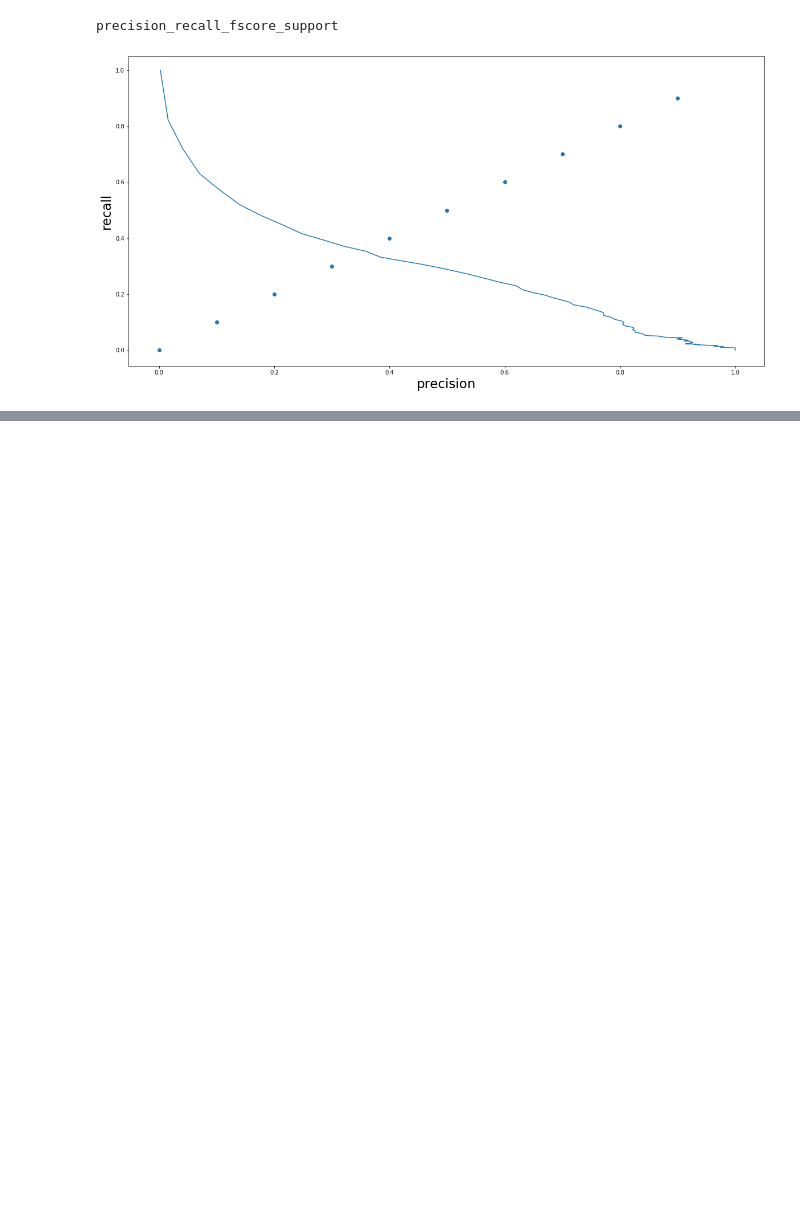
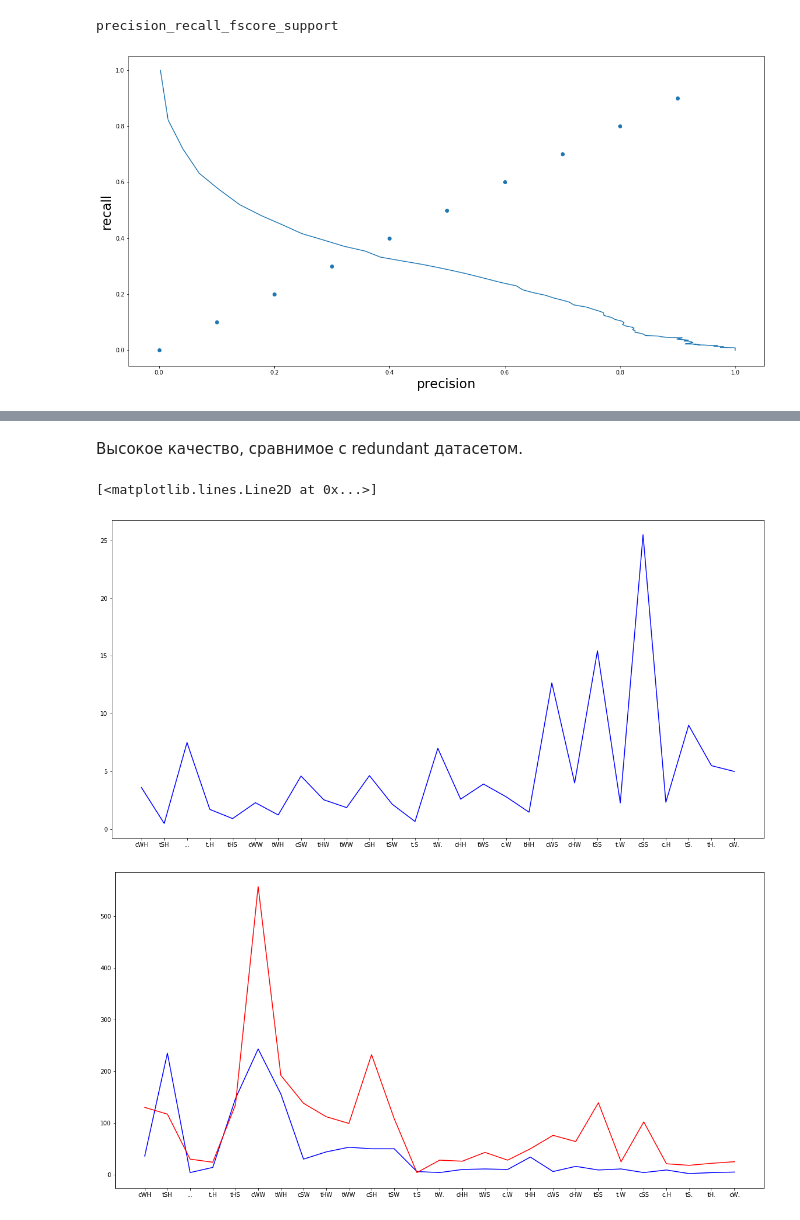
Before and after one commit to kokokostation/f723, a Jupyter notebook: notebooks/nonredundant.ipynb, the cells around one changed output, grey strips where cells are left out. Cells and saved outputs as stored; diff of their text form; code cells hidden in the pictures; blank space fills up the shorter version.

```diff
--- a/notebooks/nonredundant.ipynb
+++ b/notebooks/nonredundant.ipynb
@@ -120,0 +132,2 @@ precision_recall_fscore_support
+# %%
+shifted_target_pred = pred_proba > threshold
@@ -120,0 +136,3 @@ precision_recall_fscore_support
+# %%
+true_positive_mask = (target == 1) & shifted_target_pred
+false_negative_mask = (target == 1) & ~shifted_target_pred
@@ -120,0 +179,25 @@ precision_recall_fscore_support
+# %% [markdown]
+Высокое качество, сравнимое с redundant датасетом.
+# %%
+lw_types = np.repeat(np.load(os.path.join(DATASET_DIR, 'lw.npy')), 2)[mask]
+# %%
+true_positive_counter = Counter(lw_types[true_positive_mask])
+false_negative_counter = Counter(lw_types[false_negative_mask])
+keys = list(true_positive_counter)
+# %%
+xs = np.arange(len(keys))
+true_positive_num = np.array([true_positive_counter[k] for k in keys])
+false_negative_num = np.array([false_negative_counter[k] for k in keys])
+
+plt.figure(figsize=(20, 10))
+plt.xticks(ticks=xs, labels=keys)
+plt.plot(xs, false_negative_num / true_positive_num, c='b')
+
+plt.figure(figsize=(20, 10))
+plt.xticks(ticks=xs, labels=keys)
+plt.plot(xs, true_positive_num, c='b')
+plt.plot(xs, false_negative_num, c='r')
+# %% [output]
+[<matplotlib.lines.Line2D at 0x...>]
+[figure, added]
+[figure, added]
```
Also changed, not shown: parts of 12 cells of this notebook.
